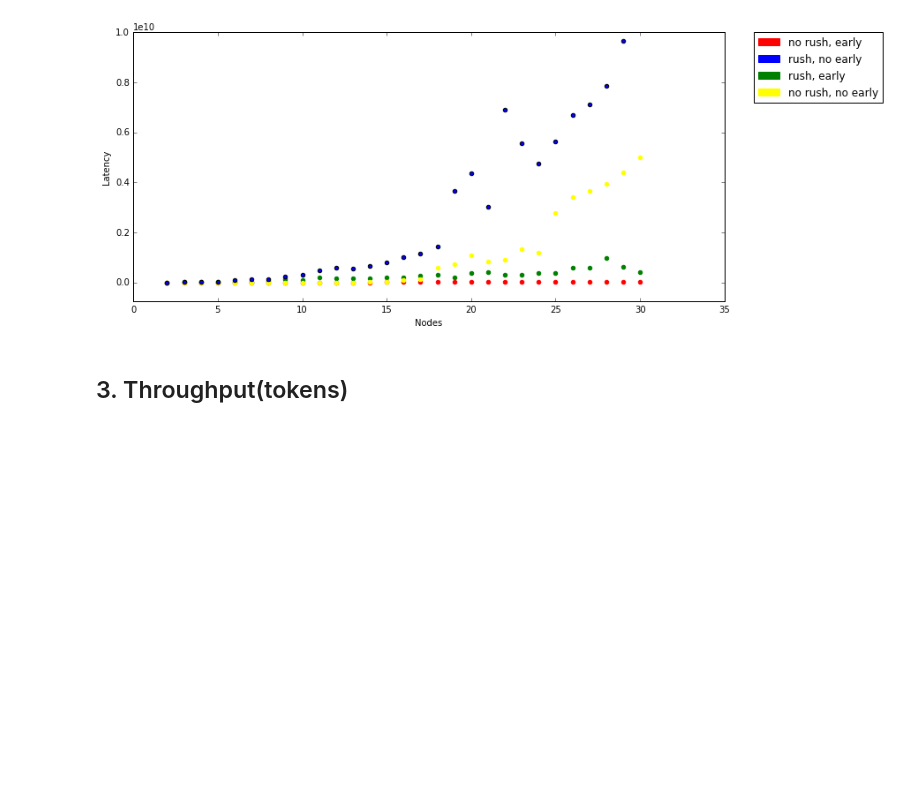
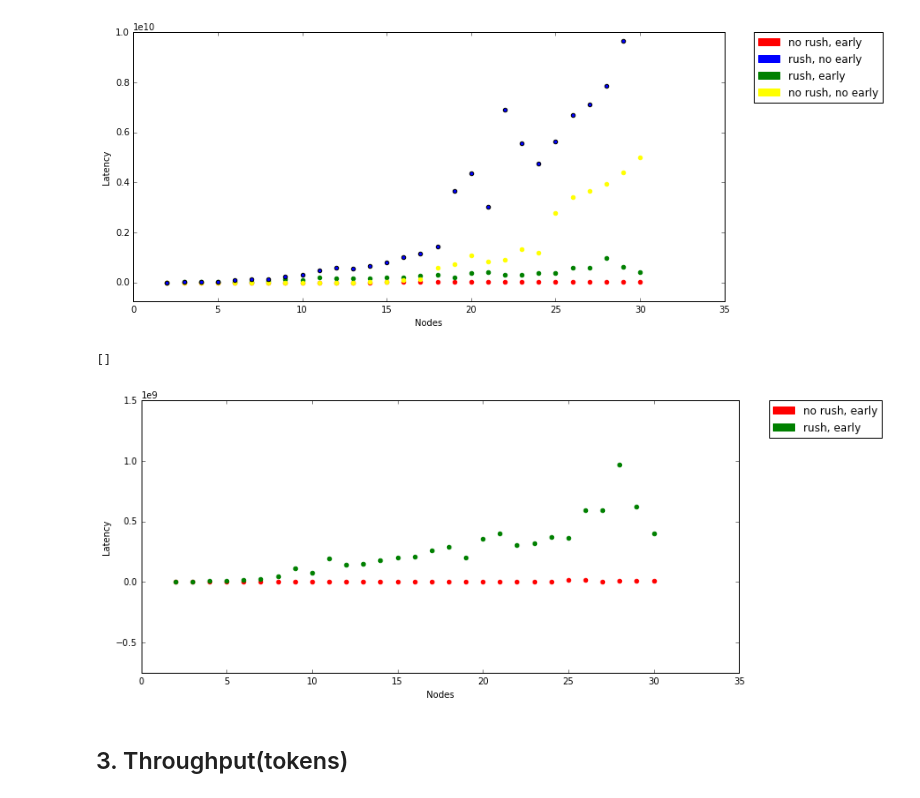
Before and after one commit to mrGlebao/TokenRing, a Jupyter notebook: research/MetaNotebookProcess.ipynb, the cells around one changed output. Cells and saved outputs as stored; diff of their text form; code cells hidden in the pictures; blank space fills up the shorter version.

```diff
--- a/research/MetaNotebookProcess.ipynb
+++ b/research/MetaNotebookProcess.ipynb
@@ -199,6 +216,21 @@ plt.plot()
 # %% [output]
 []
 [figure]
+# %%
+figure_for_scatter()
+plt.subplot(211)
+plt.scatter(norush_early_1toc["top"], norush_early_1toc["rec"]/norush_early_1toc["tok"], color="red")
+plt.scatter(rush_early_1toc["top"], rush_early_1toc["rec"]/rush_early_1toc["tok"], color="green")
+plt.xlabel("Nodes")
+plt.ylabel("Latency")
+red_patch = mpatches.Patch(color='red', label='no rush, early')
+green_patch = mpatches.Patch(color='green', label='rush, early')
+plt.legend(bbox_to_anchor=(1.05, 1), loc=2, borderaxespad=0., handles=[red_patch, green_patch])
+plt.ylim(ymax=1500000000, ymin = -750000000)
+plt.plot()
+# %% [output]
+[]
+[figure, added]
 # %% [markdown]
 ## 3. Throughput(tokens)
 # %%
```
Also changed, not shown: parts of 3 cells of this notebook.
